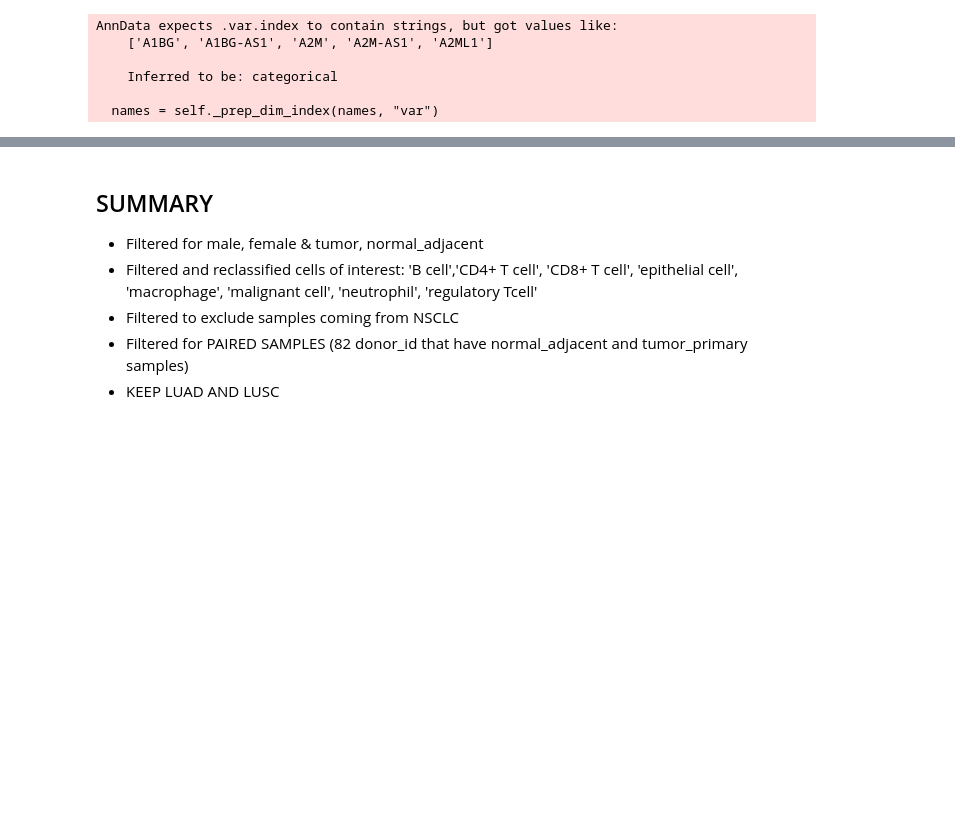
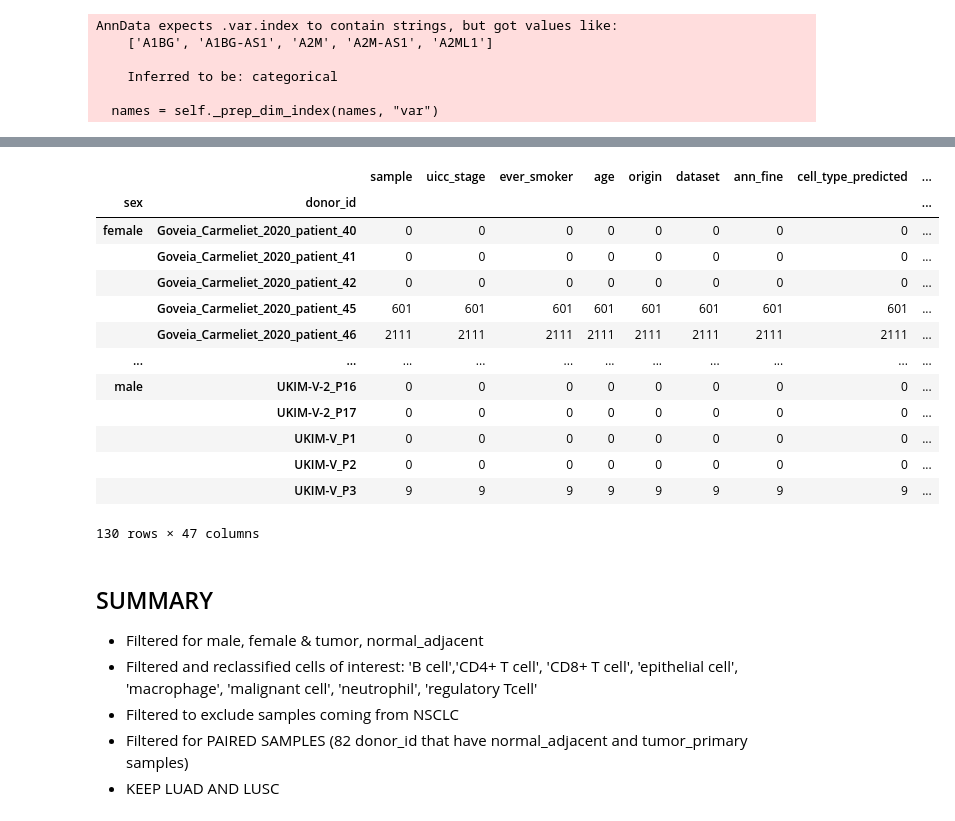
Before and after one commit to ErikaKvalem/NSCLC_gender_2023, a Jupyter notebook: 02-scripts/011_analysis_paired_remove_xy/10_pseudobulk_nsclc.ipynb, the cells around one changed output, grey strips where cells are left out. Saved outputs shown, nothing was run; the diff lists cells and outputs as text; code cells hidden in the pictures; blank space fills up the shorter version.

```diff
--- a/02-scripts/011_analysis_paired_remove_xy/10_pseudobulk_nsclc.ipynb
+++ b/02-scripts/011_analysis_paired_remove_xy/10_pseudobulk_nsclc.ipynb
@@ -497,0 +530,5 @@ The `scale` parameter has been renamed and will be removed in v0.15.0. Pass `den
+# %%
+xist_cells = paired_adata[:, paired_adata.var_names == "XIST"].X > 0
+
+# Subset the adata object to only those cells
+xist_paired_adata_subset = paired_adata[xist_cells, :]
@@ -498,3 +542,21 @@ The `scale` parameter has been renamed and will be removed in v0.15.0. Pass `den
+# %%
+
+xist_paired_adata_subset.obs.groupby(["sex","donor_id"]).count()
+# %% [output]
+|  |  | sample | uicc_stage | ever_smoker | age | origin | dataset | ann_fine | cell_type_predicted | ... |
+| sex | donor_id |  |  |  |  |  |  |  |  | ... |
+| female | Goveia_Carmeliet_2020_patient_40 | 0 | 0 | 0 | 0 | 0 | 0 | 0 | 0 | ... |
+|  | Goveia_Carmeliet_2020_patient_41 | 0 | 0 | 0 | 0 | 0 | 0 | 0 | 0 | ... |
+|  | Goveia_Carmeliet_2020_patient_42 | 0 | 0 | 0 | 0 | 0 | 0 | 0 | 0 | ... |
+|  | Goveia_Carmeliet_2020_patient_45 | 601 | 601 | 601 | 601 | 601 | 601 | 601 | 601 | ... |
+|  | Goveia_Carmeliet_2020_patient_46 | 2111 | 2111 | 2111 | 2111 | 2111 | 2111 | 2111 | 2111 | ... |
+| ... | ... | ... | ... | ... | ... | ... | ... | ... | ... | ... |
+| male | UKIM-V-2_P16 | 0 | 0 | 0 | 0 | 0 | 0 | 0 | 0 | ... |
+|  | UKIM-V-2_P17 | 0 | 0 | 0 | 0 | 0 | 0 | 0 | 0 | ... |
+|  | UKIM-V_P1 | 0 | 0 | 0 | 0 | 0 | 0 | 0 | 0 | ... |
+|  | UKIM-V_P2 | 0 | 0 | 0 | 0 | 0 | 0 | 0 | 0 | ... |
+|  | UKIM-V_P3 | 9 | 9 | 9 | 9 | 9 | 9 | 9 | 9 | ... |
+130 rows × 47 columns
 # %% [markdown]
 ## SUMMARY
 - Filtered for male, female & tumor, normal_adjacent
```
Also changed, not shown: parts of 10 cells of this notebook.
